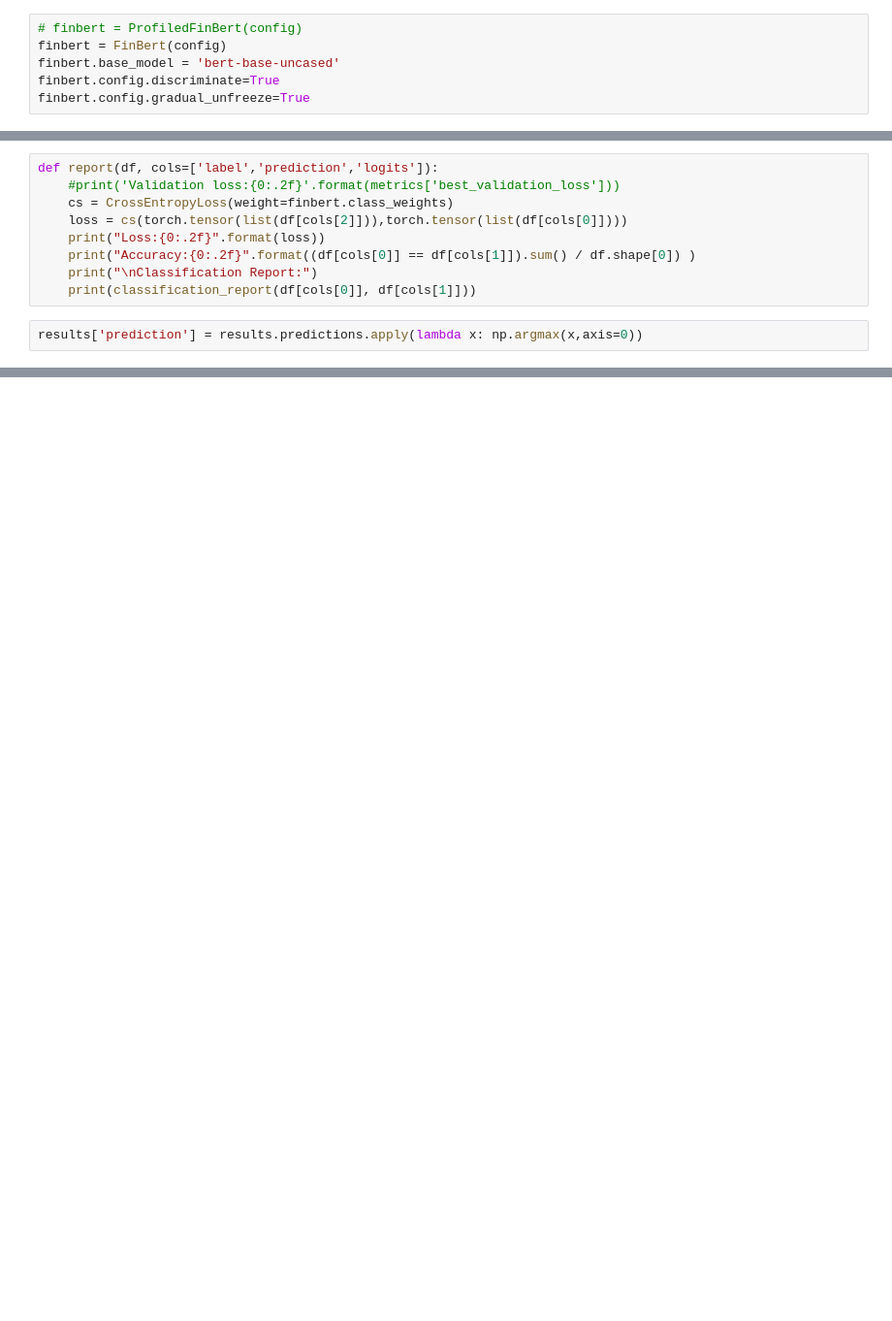
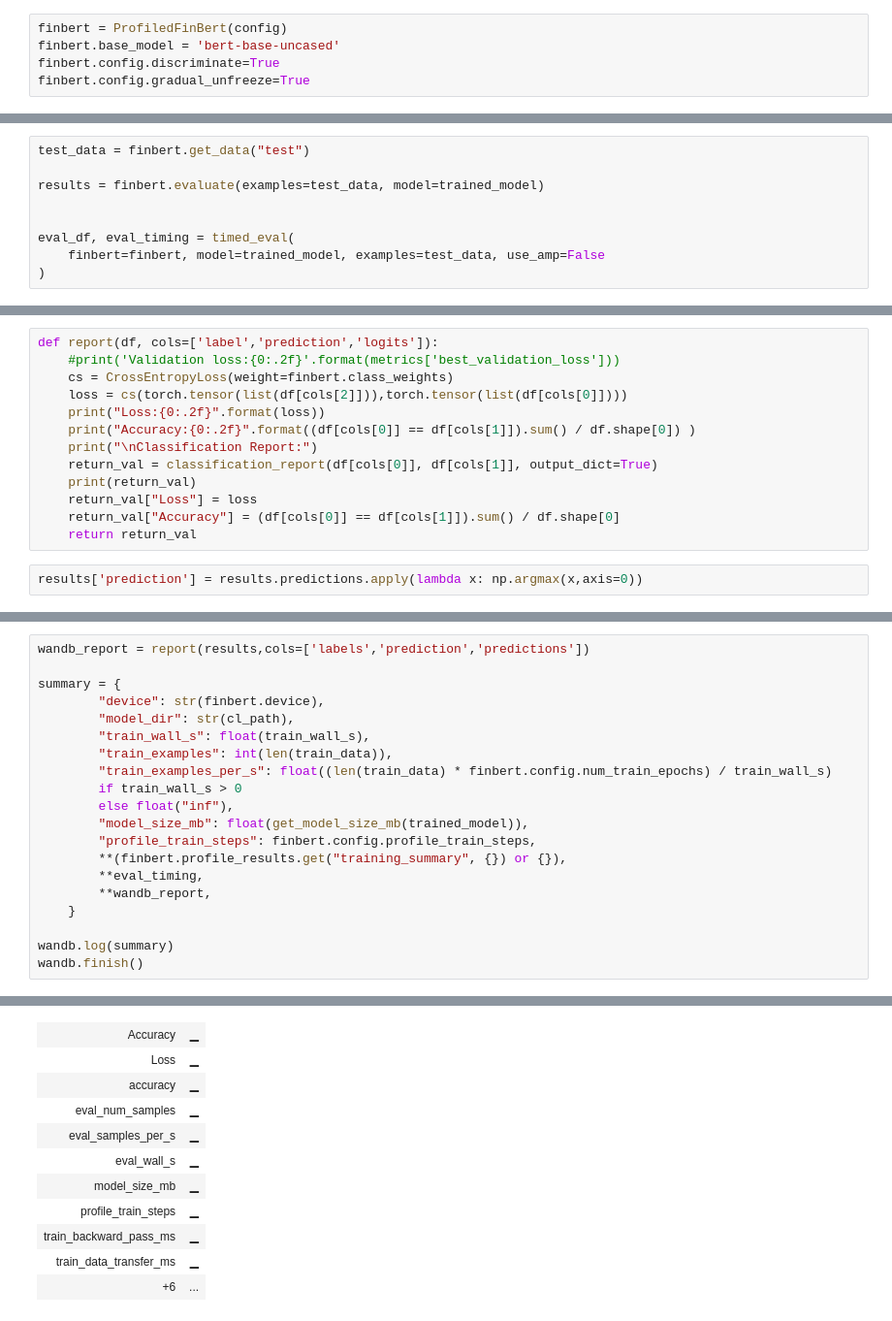
Before and after one commit to hpml-fall2025/hpml-project, a Jupyter notebook: pipelines/finBERT/notebooks/baseline_profiled.ipynb, the cells around one changed output, grey strips where cells are left out. Shown: that part at 97% size. Saved outputs shown, nothing was run; the diff lists cells and outputs as text; blank space fills up the shorter version.

Commit message:
fixed profiling baseline finbert

```diff
--- a/pipelines/finBERT/notebooks/baseline_profiled.ipynb
+++ b/pipelines/finBERT/notebooks/baseline_profiled.ipynb
@@ -156,8 +126,7 @@ def timed_eval(
     }
     return results_df, timing
 # %%
-# finbert = ProfiledFinBert(config)
-finbert = FinBert(config)
+finbert = ProfiledFinBert(config)
 finbert.base_model = 'bert-base-uncased'
 finbert.config.discriminate=True
 finbert.config.gradual_unfreeze=True
@@ -289,0 +237,9 @@ results = finbert.evaluate(examples=test_data, model=trained_model)
+# %%
+test_data = finbert.get_data("test")
+
+results = finbert.evaluate(examples=test_data, model=trained_model)
+
+
+eval_df, eval_timing = timed_eval(
+    finbert=finbert, model=trained_model, examples=test_data, use_amp=False
+)
@@ -295,6 +269,10 @@ def report(df, cols=['label','prediction','logits']):
     print("Loss:{0:.2f}".format(loss))
     print("Accuracy:{0:.2f}".format((df[cols[0]] == df[cols[1]]).sum() / df.shape[0]) )
     print("\nClassification Report:")
-    print(classification_report(df[cols[0]], df[cols[1]]))
+    return_val = classification_report(df[cols[0]], df[cols[1]], output_dict=True)
+    print(return_val)
+    return_val["Loss"] = loss
+    return_val["Accuracy"] = (df[cols[0]] == df[cols[1]]).sum() / df.shape[0]
+    return return_val
 # %%
 results['prediction'] = results.predictions.apply(lambda x: np.argmax(x,axis=0))
@@ -316,0 +279,21 @@ weighted avg       0.51      0.38      0.39       970
+# %%
+wandb_report = report(results,cols=['labels','prediction','predictions'])
+
+summary = {
+        "device": str(finbert.device),
+        "model_dir": str(cl_path),
+        "train_wall_s": float(train_wall_s),
+        "train_examples": int(len(train_data)),
+        "train_examples_per_s": float((len(train_data) * finbert.config.num_train_epochs) / train_wall_s)
+        if train_wall_s > 0
+        else float("inf"),
+        "model_size_mb": float(get_model_size_mb(trained_model)),
+        "profile_train_steps": finbert.config.profile_train_steps,
+        **(finbert.profile_results.get("training_summary", {}) or {}),
+        **eval_timing,
+        **wandb_report,
+    }
+
+wandb.log(summary)
+wandb.finish()
+# %% [output]
@@ -316,0 +307,11 @@ weighted avg       0.51      0.38      0.39       970
+| Accuracy | ▁ |
+| Loss | ▁ |
+| accuracy | ▁ |
+| eval_num_samples | ▁ |
+| eval_samples_per_s | ▁ |
+| eval_wall_s | ▁ |
+| model_size_mb | ▁ |
+| profile_train_steps | ▁ |
+| train_backward_pass_ms | ▁ |
+| train_data_transfer_ms | ▁ |
+| +6 | ... |
```
Also changed, not shown: parts of 11 cells of this notebook, 3 other files.
